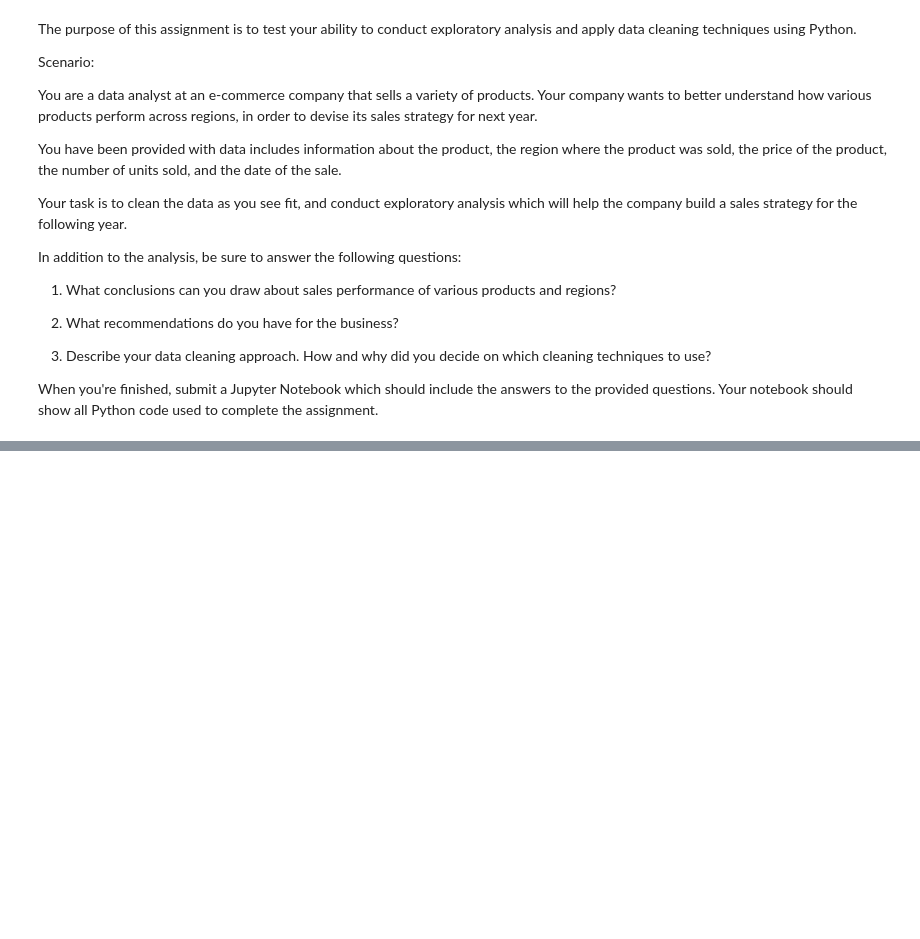
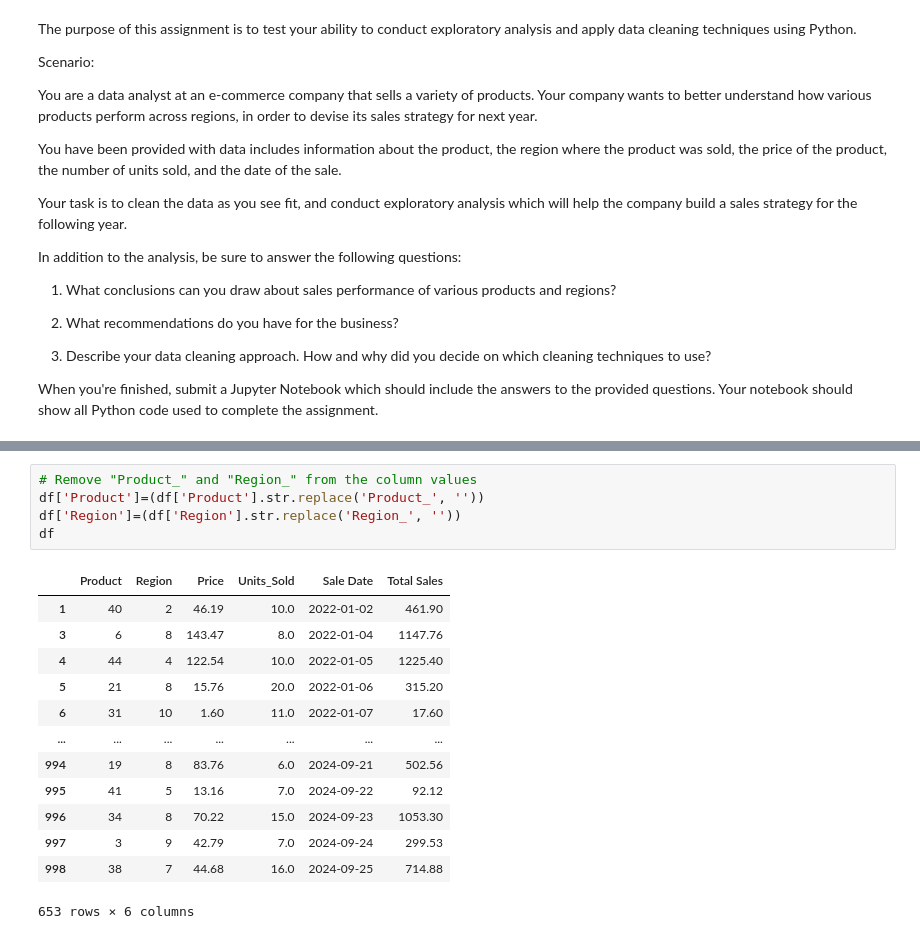
Before and after one commit to yaosheng27/schulich_data_science, a Jupyter notebook: 6110 as1.ipynb, the cells around one changed output, grey strips where cells are left out. Drawn from its saved outputs; the diff is of its cells as text; blank space fills up the shorter version.

```diff
--- a/6110 as1.ipynb
+++ b/6110 as1.ipynb
@@ -46,0 +99,19 @@ df
+# %%
+# Remove "Product_" and "Region_" from the column values
+df['Product']=(df['Product'].str.replace('Product_', ''))
+df['Region']=(df['Region'].str.replace('Region_', ''))
+df
+# %% [output]
+|  | Product | Region | Price | Units_Sold | Sale Date | Total Sales |
+| 1 | 40 | 2 | 46.19 | 10.0 | 2022-01-02 | 461.90 |
+| 3 | 6 | 8 | 143.47 | 8.0 | 2022-01-04 | 1147.76 |
+| 4 | 44 | 4 | 122.54 | 10.0 | 2022-01-05 | 1225.40 |
+| 5 | 21 | 8 | 15.76 | 20.0 | 2022-01-06 | 315.20 |
+| 6 | 31 | 10 | 1.60 | 11.0 | 2022-01-07 | 17.60 |
+| ... | ... | ... | ... | ... | ... | ... |
+| 994 | 19 | 8 | 83.76 | 6.0 | 2024-09-21 | 502.56 |
+| 995 | 41 | 5 | 13.16 | 7.0 | 2024-09-22 | 92.12 |
+| 996 | 34 | 8 | 70.22 | 15.0 | 2024-09-23 | 1053.30 |
+| 997 | 3 | 9 | 42.79 | 7.0 | 2024-09-24 | 299.53 |
+| 998 | 38 | 7 | 44.68 | 16.0 | 2024-09-25 | 714.88 |
+653 rows × 6 columns
```
Also changed, not shown: parts of 32 cells of this notebook.
